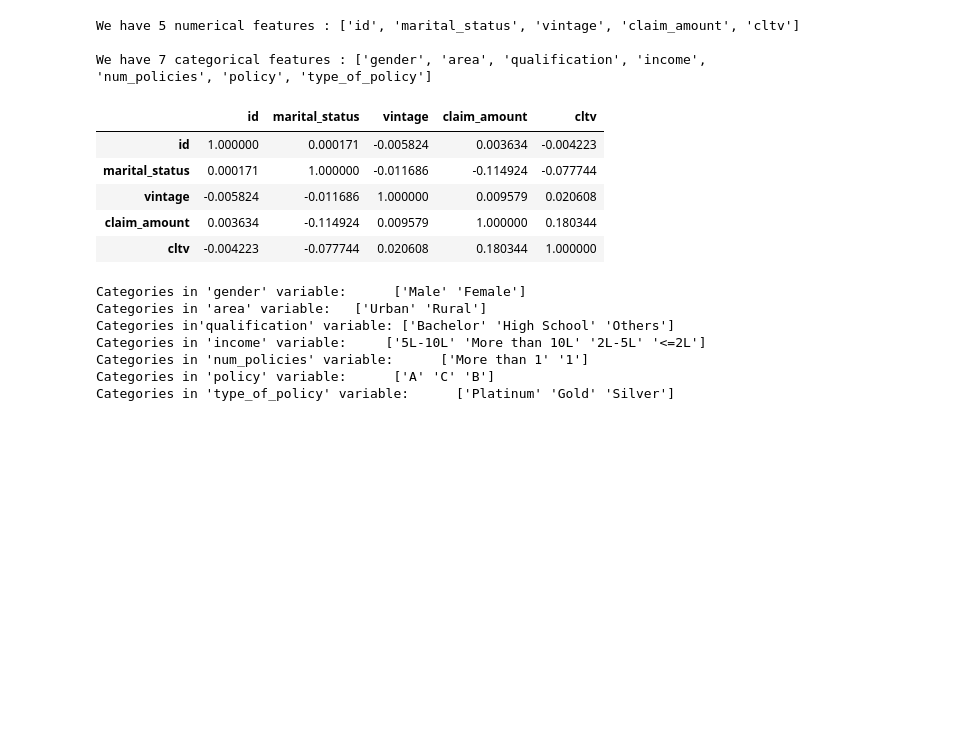
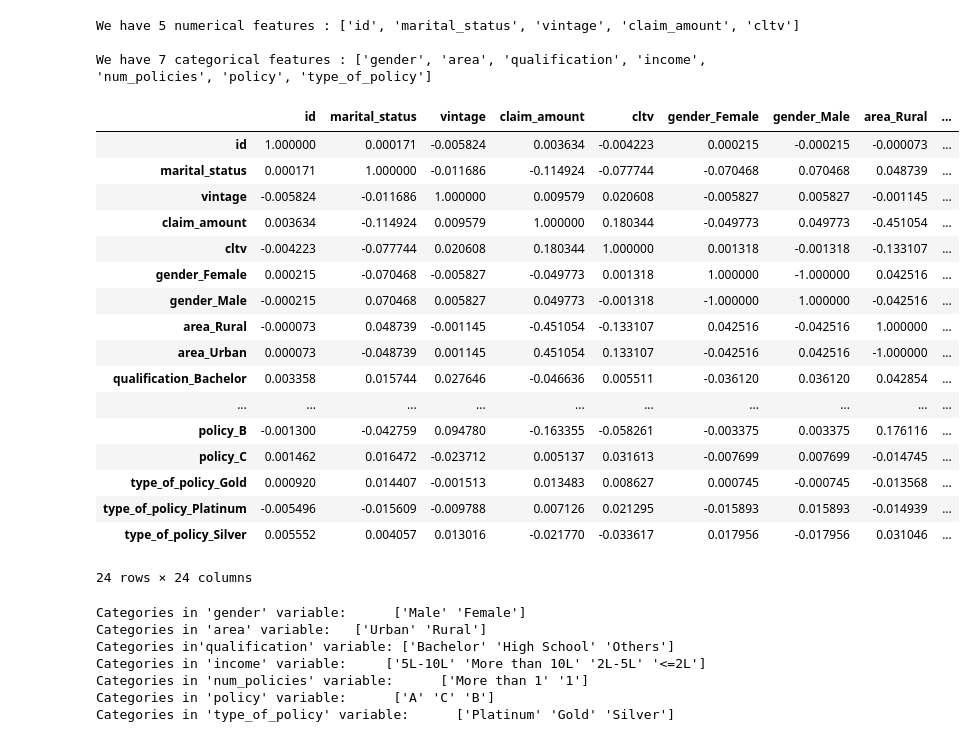
Before and after one commit to Santheeppa/Future-Value-Insights-CLTV-, a Jupyter notebook: notebook/2_EDA.ipynb, the cells around one changed output. Saved outputs shown, nothing was run; the diff lists cells and outputs as text; code cells hidden in the pictures; blank space fills up the shorter version.

```diff
--- a/notebook/2_EDA.ipynb
+++ b/notebook/2_EDA.ipynb
@@ -57,14 +57,26 @@ We have 5 numerical features : ['id', 'marital_status', 'vintage', 'claim_amount
 We have 7 categorical features : ['gender', 'area', 'qualification', 'income', 'num_policies', 'policy', 'type_of_policy']
 # %%
 #correlation method to find the relationship between numerical features
-df.corr(numeric_only=True)
+df.corr(numeric_only=True).T
 # %% [output]
-|  | id | marital_status | vintage | claim_amount | cltv |
-| id | 1.000000 | 0.000171 | -0.005824 | 0.003634 | -0.004223 |
-| marital_status | 0.000171 | 1.000000 | -0.011686 | -0.114924 | -0.077744 |
-| vintage | -0.005824 | -0.011686 | 1.000000 | 0.009579 | 0.020608 |
-| claim_amount | 0.003634 | -0.114924 | 0.009579 | 1.000000 | 0.180344 |
-| cltv | -0.004223 | -0.077744 | 0.020608 | 0.180344 | 1.000000 |
+|  | id | marital_status | vintage | claim_amount | cltv | gender_Female | gender_Male | area_Rural | ... |
+| id | 1.000000 | 0.000171 | -0.005824 | 0.003634 | -0.004223 | 0.000215 | -0.000215 | -0.000073 | ... |
+| marital_status | 0.000171 | 1.000000 | -0.011686 | -0.114924 | -0.077744 | -0.070468 | 0.070468 | 0.048739 | ... |
+| vintage | -0.005824 | -0.011686 | 1.000000 | 0.009579 | 0.020608 | -0.005827 | 0.005827 | -0.001145 | ... |
+| claim_amount | 0.003634 | -0.114924 | 0.009579 | 1.000000 | 0.180344 | -0.049773 | 0.049773 | -0.451054 | ... |
+| cltv | -0.004223 | -0.077744 | 0.020608 | 0.180344 | 1.000000 | 0.001318 | -0.001318 | -0.133107 | ... |
+| gender_Female | 0.000215 | -0.070468 | -0.005827 | -0.049773 | 0.001318 | 1.000000 | -1.000000 | 0.042516 | ... |
+| gender_Male | -0.000215 | 0.070468 | 0.005827 | 0.049773 | -0.001318 | -1.000000 | 1.000000 | -0.042516 | ... |
+| area_Rural | -0.000073 | 0.048739 | -0.001145 | -0.451054 | -0.133107 | 0.042516 | -0.042516 | 1.000000 | ... |
+| area_Urban | 0.000073 | -0.048739 | 0.001145 | 0.451054 | 0.133107 | -0.042516 | 0.042516 | -1.000000 | ... |
+| qualification_Bachelor | 0.003358 | 0.015744 | 0.027646 | -0.046636 | 0.005511 | -0.036120 | 0.036120 | 0.042854 | ... |
+| ... | ... | ... | ... | ... | ... | ... | ... | ... | ... |
+| policy_B | -0.001300 | -0.042759 | 0.094780 | -0.163355 | -0.058261 | -0.003375 | 0.003375 | 0.176116 | ... |
+| policy_C | 0.001462 | 0.016472 | -0.023712 | 0.005137 | 0.031613 | -0.007699 | 0.007699 | -0.014745 | ... |
+| type_of_policy_Gold | 0.000920 | 0.014407 | -0.001513 | 0.013483 | 0.008627 | 0.000745 | -0.000745 | -0.013568 | ... |
+| type_of_policy_Platinum | -0.005496 | -0.015609 | -0.009788 | 0.007126 | 0.021295 | -0.015893 | 0.015893 | -0.014939 | ... |
+| type_of_policy_Silver | 0.005552 | 0.004057 | 0.013016 | -0.021770 | -0.033617 | 0.017956 | -0.017956 | 0.031046 | ... |
+24 rows × 24 columns
 # %%
 print("Categories in 'gender' variable:     ",end=" " )
 print(df['gender'].unique())
```
Also changed, not shown: parts of 6 cells of this notebook.
